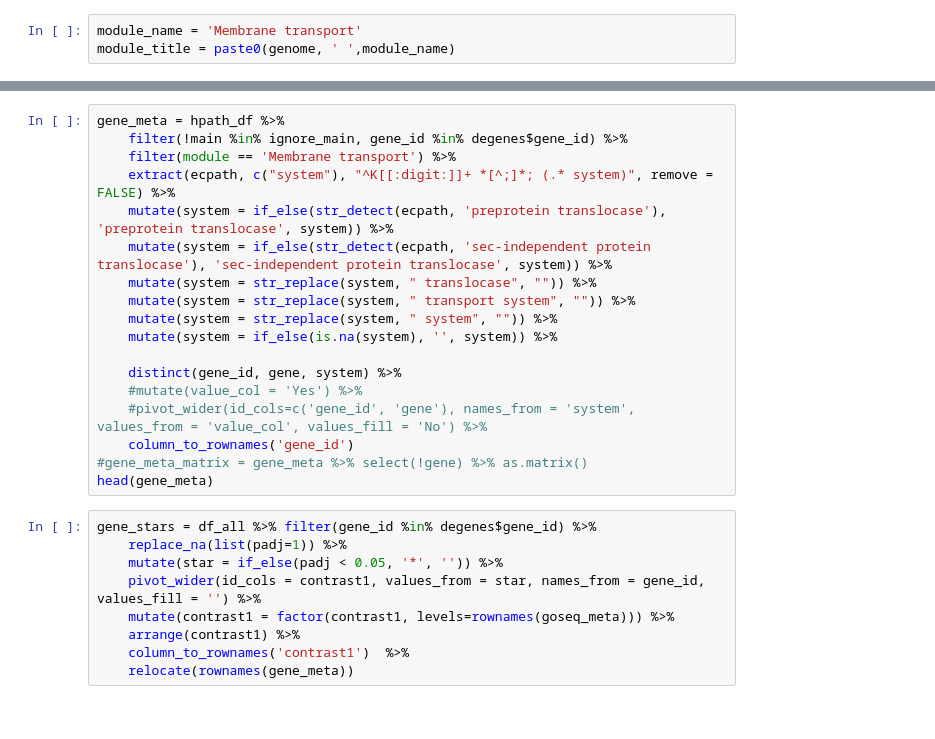
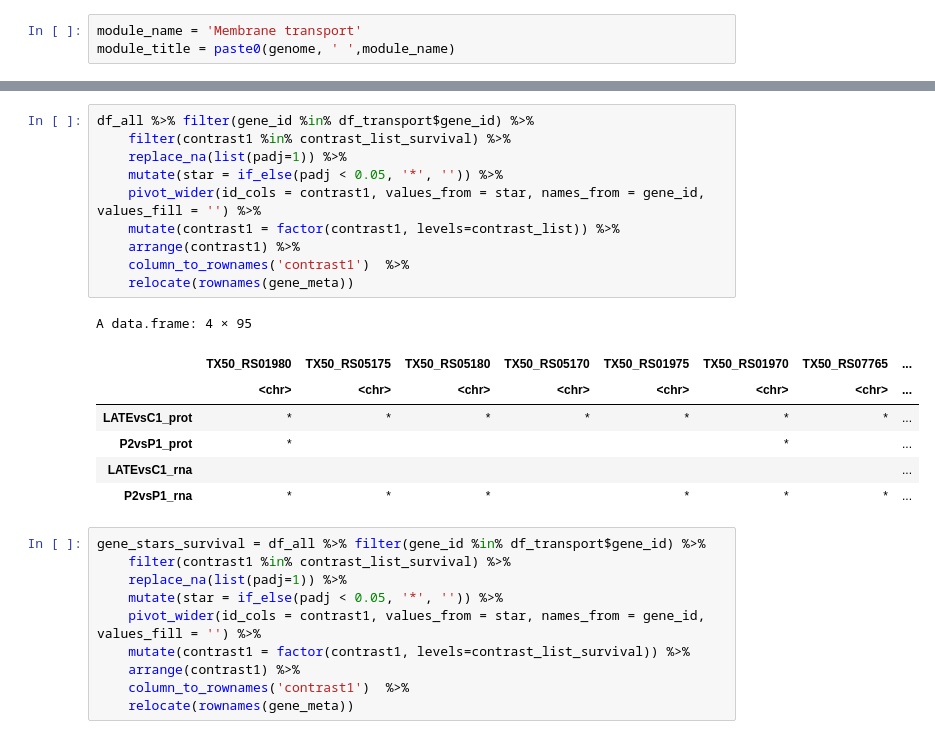
Before and after one commit to wosnat/CC1A3, a Jupyter notebook: Enrichment/CC1A3 MED4 heatmaps Enrichment transport.ipynb, the cells around one changed output, grey strips where cells are left out. Saved outputs shown, nothing was run; the diff lists cells and outputs as text.

```diff
--- a/Enrichment/CC1A3 MED4 heatmaps Enrichment transport.ipynb
+++ b/Enrichment/CC1A3 MED4 heatmaps Enrichment transport.ipynb
@@ -449,27 +367,28 @@ hpath_df %>% filter(module == 'Membrane transport') %>%
-# %%
-gene_meta = hpath_df %>%
-    filter(!main %in% ignore_main, gene_id %in% degenes$gene_id) %>%
-    filter(module == 'Membrane transport') %>%
-    extract(ecpath, c("system"), "^K[[:digit:]]+ *[^;]*; (.* system)", remove = FALSE) %>%
-    mutate(system = if_else(str_detect(ecpath, 'preprotein translocase'), 'preprotein translocase', system)) %>%
-    mutate(system = if_else(str_detect(ecpath, 'sec-independent protein translocase'), 'sec-independent protein translocase', system)) %>%
-    mutate(system = str_replace(system, " translocase", "")) %>%
-    mutate(system = str_replace(system, " transport system", "")) %>%
-    mutate(system = str_replace(system, " system", "")) %>%
-    mutate(system = if_else(is.na(system), '', system)) %>%
-
-    distinct(gene_id, gene, system) %>%
-    #mutate(value_col = 'Yes') %>%
-    #pivot_wider(id_cols=c('gene_id', 'gene'), names_from = 'system', values_from = 'value_col', values_fill = 'No') %>%
-    column_to_rownames('gene_id')
-#gene_meta_matrix = gene_meta %>% select(!gene) %>% as.matrix()
-head(gene_meta)
+# %%
+df_all %>% filter(gene_id %in% df_transport$gene_id) %>%
+    filter(contrast1 %in% contrast_list_survival) %>%
+    replace_na(list(padj=1)) %>%
+    mutate(star = if_else(padj < 0.05, '*', '')) %>%
+    pivot_wider(id_cols = contrast1, values_from = star, names_from = gene_id, values_fill = '') %>%
+    mutate(contrast1 = factor(contrast1, levels=contrast_list)) %>%
+    arrange(contrast1) %>%
+    column_to_rownames('contrast1')  %>%
+    relocate(rownames(gene_meta))
+# %% [output]
+A data.frame: 4 × 95
+|  | TX50_RS01980 | TX50_RS05175 | TX50_RS05180 | TX50_RS05170 | TX50_RS01975 | TX50_RS01970 | TX50_RS07765 | ... |
+|  | <chr> | <chr> | <chr> | <chr> | <chr> | <chr> | <chr> | ... |
+| LATEvsC1_prot | * | * | * | * | * | * | * | ... |
+| P2vsP1_prot | * |  |  |  |  | * |  | ... |
+| LATEvsC1_rna |  |  |  |  |  |  |  | ... |
+| P2vsP1_rna | * | * | * |  | * | * | * | ... |
 # %%
-gene_stars = df_all %>% filter(gene_id %in% degenes$gene_id) %>%
+gene_stars_survival = df_all %>% filter(gene_id %in% df_transport$gene_id) %>%
+    filter(contrast1 %in% contrast_list_survival) %>%
     replace_na(list(padj=1)) %>%
     mutate(star = if_else(padj < 0.05, '*', '')) %>%
     pivot_wider(id_cols = contrast1, values_from = star, names_from = gene_id, values_fill = '') %>%
-    mutate(contrast1 = factor(contrast1, levels=rownames(goseq_meta))) %>%
+    mutate(contrast1 = factor(contrast1, levels=contrast_list_survival)) %>%
     arrange(contrast1) %>%
     column_to_rownames('contrast1')  %>%
     relocate(rownames(gene_meta))
```
Also changed, not shown: parts of 25 cells of this notebook, 3 other files.
